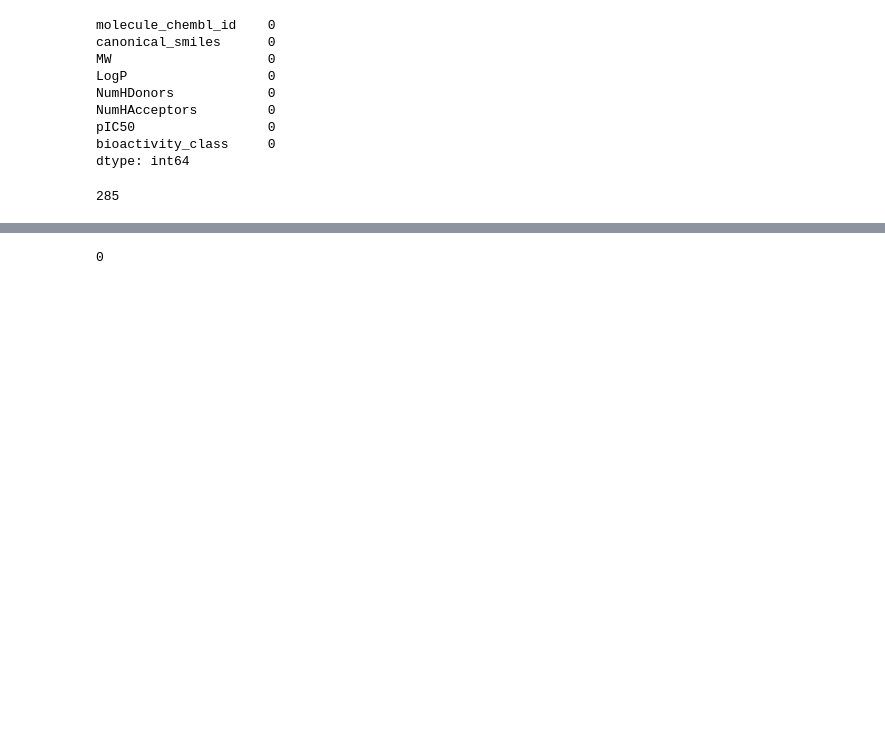
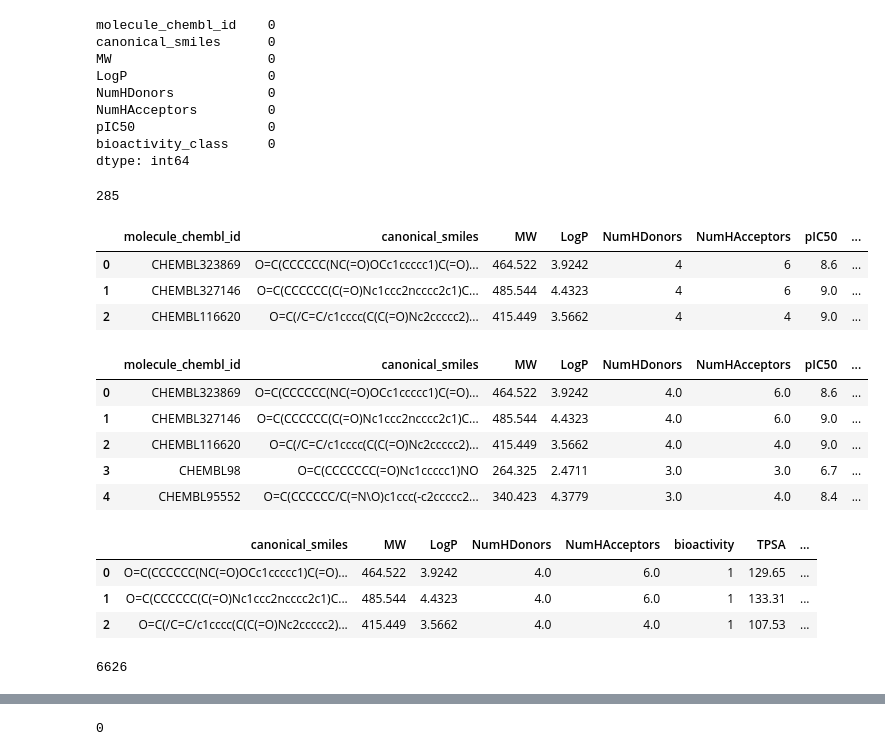
Before and after one commit to Mahamudul-Hasan-Rafi/Canonical-SMILES-BioActivity, a Jupyter notebook: classification/DL/bioactivity_dl 7.ipynb, the cells around one changed output, grey strips where cells are left out. Cells and saved outputs as stored; diff of their text form; code cells hidden in the pictures; blank space fills up the shorter version.

```diff
--- a/classification/DL/bioactivity_dl 7.ipynb
+++ b/classification/DL/bioactivity_dl 7.ipynb
@@ -16,7 +16,7 @@ from peft import LoraConfig, get_peft_model  # For efficient fine-tuning
 # %% [markdown]
 #### Dataset Fetching and Preparation
 # %%
-df=pd.read_excel("E:\\ML\\BioActivity\\bioactivity_dataset.xlsx", sheet_name="Sheet1")
+df=pd.read_excel("E:\\ML\\BioActivity\\Dataset\\bioactivity_dataset.xlsx", sheet_name="Sheet1")
 df.head(3)
 # %% [output]
 |  | molecule_chembl_id | canonical_smiles | MW | LogP | NumHDonors | NumHAcceptors | pIC50 | ... |
@@ -85,0 +93,8 @@ df.duplicated().sum()
+# %%
+df['bioactivity']=df['bioactivity_class'].map({'active': 1, 'inactive': 0})
+df.head(3)
+# %% [output]
+|  | molecule_chembl_id | canonical_smiles | MW | LogP | NumHDonors | NumHAcceptors | pIC50 | ... |
+| 0 | CHEMBL323869 | O=C(CCCCCC(NC(=O)OCc1ccccc1)C(=O)... | 464.522 | 3.9242 | 4 | 6 | 8.6 | ... |
+| 1 | CHEMBL327146 | O=C(CCCCCC(C(=O)Nc1ccc2ncccc2c1)C... | 485.544 | 4.4323 | 4 | 6 | 9.0 | ... |
+| 2 | CHEMBL116620 | O=C(/C=C/c1cccc(C(C(=O)Nc2ccccc2)... | 415.449 | 3.5662 | 4 | 4 | 9.0 | ... |
@@ -86,2 +115,21 @@ df.duplicated().sum()
+# %%
+df.head(5)
+# %% [output]
+|  | molecule_chembl_id | canonical_smiles | MW | LogP | NumHDonors | NumHAcceptors | pIC50 | ... |
+| 0 | CHEMBL323869 | O=C(CCCCCC(NC(=O)OCc1ccccc1)C(=O)... | 464.522 | 3.9242 | 4.0 | 6.0 | 8.6 | ... |
+| 1 | CHEMBL327146 | O=C(CCCCCC(C(=O)Nc1ccc2ncccc2c1)C... | 485.544 | 4.4323 | 4.0 | 6.0 | 9.0 | ... |
+| 2 | CHEMBL116620 | O=C(/C=C/c1cccc(C(C(=O)Nc2ccccc2)... | 415.449 | 3.5662 | 4.0 | 4.0 | 9.0 | ... |
+| 3 | CHEMBL98 | O=C(CCCCCCC(=O)Nc1ccccc1)NO | 264.325 | 2.4711 | 3.0 | 3.0 | 6.7 | ... |
+| 4 | CHEMBL95552 | O=C(CCCCCC/C(=N\O)c1ccc(-c2ccccc2... | 340.423 | 4.3779 | 3.0 | 4.0 | 8.4 | ... |
 # %%
-df.drop(['molecule_chembl_id'], axis=1, inplace=True)
+df.drop(columns=['pIC50', 'bioactivity_class', 'mol', 'molecule_chembl_id'], inplace=True)
+df.head(3)
+# %% [output]
+|  | canonical_smiles | MW | LogP | NumHDonors | NumHAcceptors | bioactivity | TPSA | ... |
+| 0 | O=C(CCCCCC(NC(=O)OCc1ccccc1)C(=O)... | 464.522 | 3.9242 | 4.0 | 6.0 | 1 | 129.65 | ... |
+| 1 | O=C(CCCCCC(C(=O)Nc1ccc2ncccc2c1)C... | 485.544 | 4.4323 | 4.0 | 6.0 | 1 | 133.31 | ... |
+| 2 | O=C(/C=C/c1cccc(C(C(=O)Nc2ccccc2)... | 415.449 | 3.5662 | 4.0 | 4.0 | 1 | 107.53 | ... |
+# %%
+len(df)
+# %% [output]
+6626
```
Also changed, not shown: parts of 58 cells of this notebook, 18 other files.
